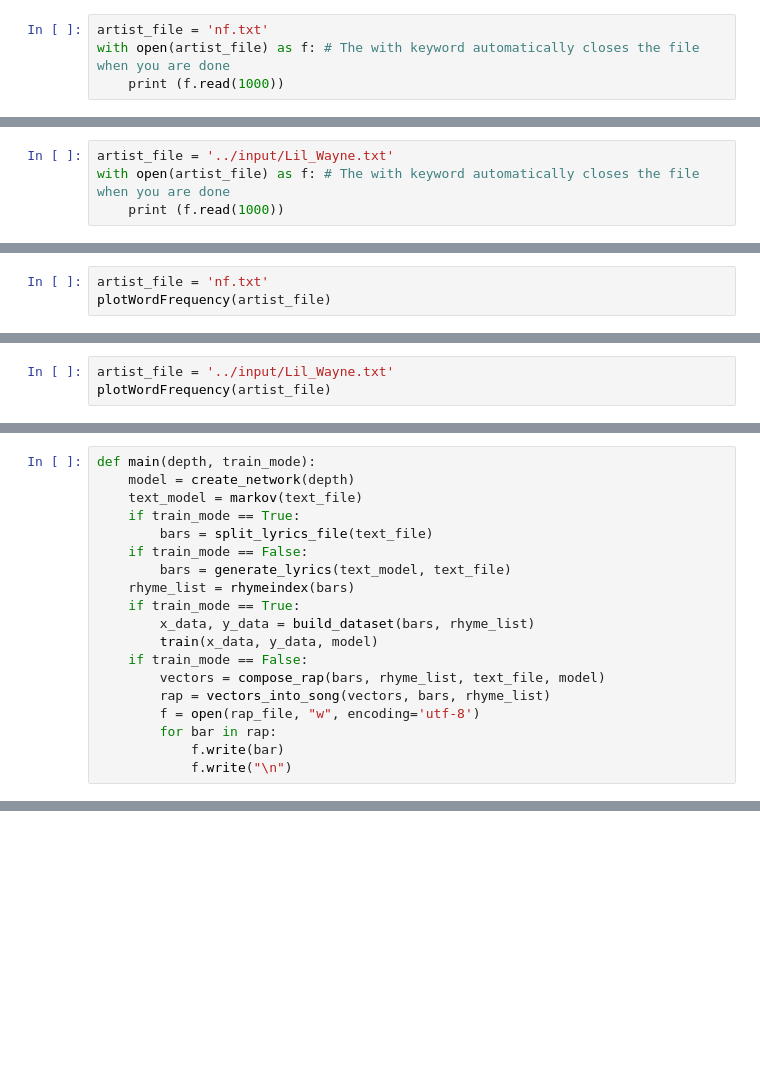
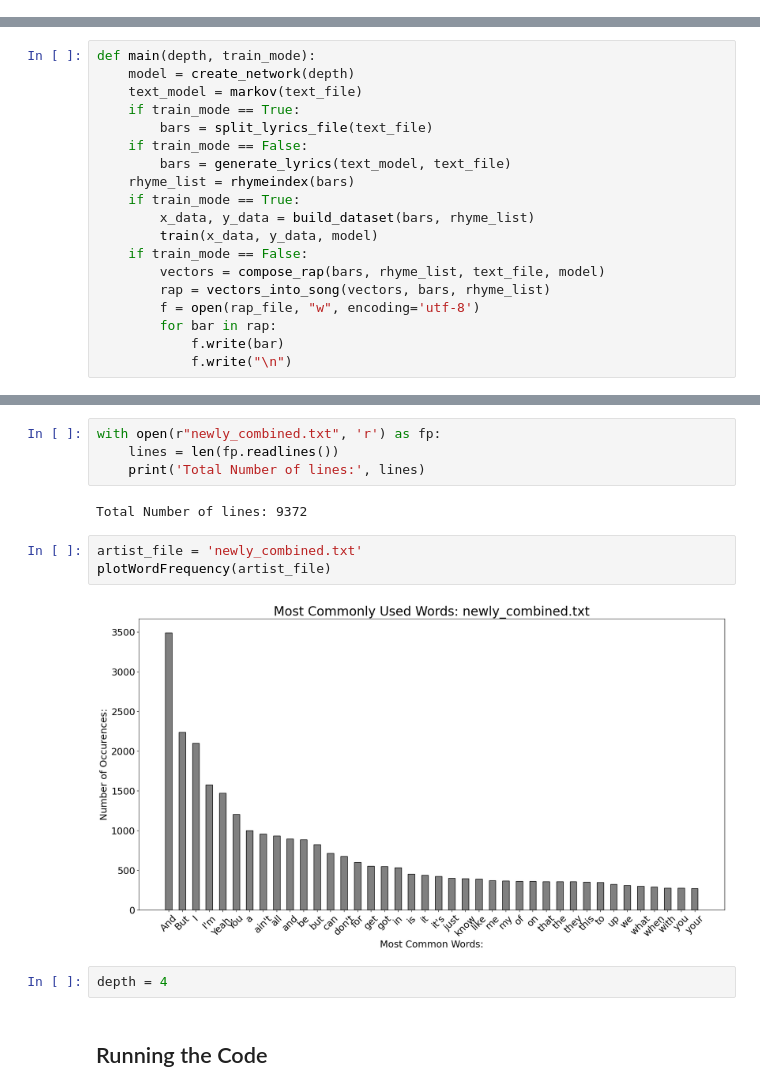
Before and after one commit to AshlynHanson/Song-Mashups, a Jupyter notebook: MusicMashup.ipynb, the cells around one changed output, grey strips where cells are left out. Saved outputs shown, nothing was run; the diff lists cells and outputs as text; blank space fills up the shorter version.

```diff
--- a/MusicMashup.ipynb
+++ b/MusicMashup.ipynb
@@ -5,4 +2,0 @@ Read the file
-# %%
-artist_file = 'nf.txt'
-with open(artist_file) as f: # The with keyword automatically closes the file when you are done
-    print (f.read(1000))
@@ -29,4 +2,0 @@ Another file
-# %%
-artist_file = '../input/Lil_Wayne.txt'
-with open(artist_file) as f: # The with keyword automatically closes the file when you are done
-    print (f.read(1000))
@@ -53,3 +2,0 @@ def plotWordFrequency(input):
-# %%
-artist_file = 'nf.txt'
-plotWordFrequency(artist_file)
@@ -58,3 +2,0 @@ plotWordFrequency(artist_file)
-# %%
-artist_file = '../input/Lil_Wayne.txt'
-plotWordFrequency(artist_file)
@@ -437,0 +405,15 @@ main(depth, train_mode)
+# %%
+with open(r"newly_combined.txt", 'r') as fp:
+    lines = len(fp.readlines())
+    print('Total Number of lines:', lines)
+# %% [output]
+Total Number of lines: 9372
+# %%
+artist_file = 'newly_combined.txt'
+plotWordFrequency(artist_file)
+# %% [output]
+[figure, added]
+# %%
+depth = 4
+# %% [markdown]
+## Running the Code
```
Also changed, not shown: parts of 94 cells of this notebook, 1 other file.
